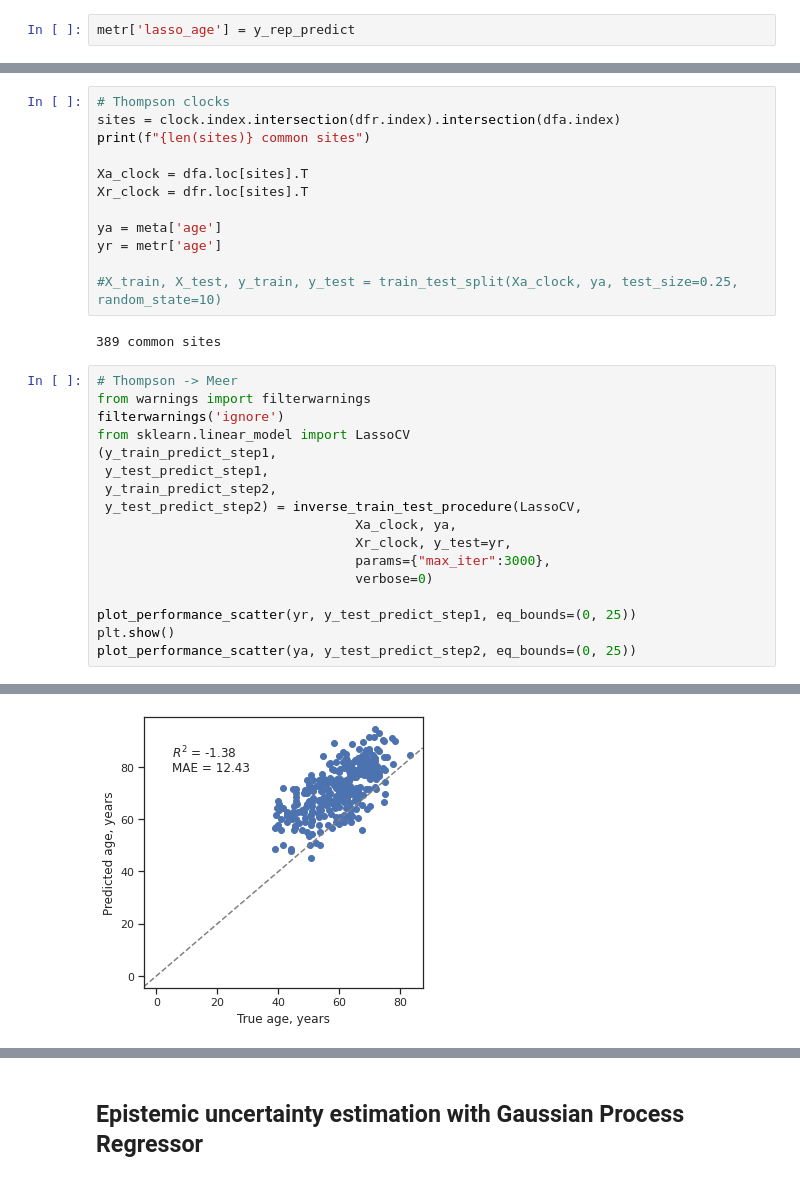
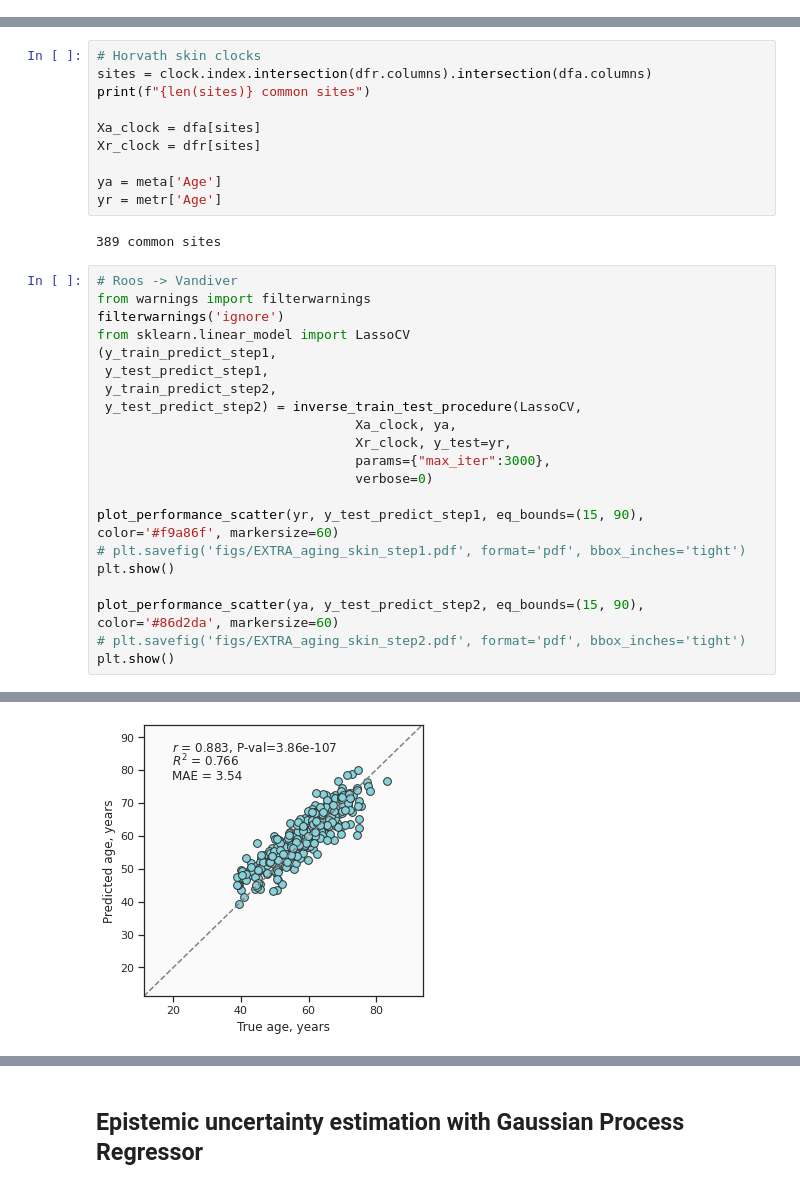
Before and after one commit to ComputationalAgingLab/reprogramming_ood, a Jupyter notebook: aging_skin_analysis.ipynb, the cells around one changed output, grey strips where cells are left out. Drawn from its saved outputs; the diff is of its cells as text.

```diff
--- a/aging_skin_analysis.ipynb
+++ b/aging_skin_analysis.ipynb
@@ -413,2 +155,0 @@ y_rep_predict = model.predict(Xr_clock)
-# %%
-metr['lasso_age'] = y_rep_predict
@@ -445,21 +156,19 @@ sns.boxplot(data=metr, x='characteristics_ch1.2.cell type', y='lasso_age')
 # %% [markdown]
 ## Inversed Train Test Procedure (ITTP)
 # %%
-# Thompson clocks
-sites = clock.index.intersection(dfr.index).intersection(dfa.index)
+# Horvath skin clocks
+sites = clock.index.intersection(dfr.columns).intersection(dfa.columns)
 print(f"{len(sites)} common sites")
 
-Xa_clock = dfa.loc[sites].T
-Xr_clock = dfr.loc[sites].T
+Xa_clock = dfa[sites]
+Xr_clock = dfr[sites]
 
-ya = meta['age']
-yr = metr['age']
-
-#X_train, X_test, y_train, y_test = train_test_split(Xa_clock, ya, test_size=0.25, random_state=10)
+ya = meta['Age']
+yr = metr['Age']
 # %% [output]
 389 common sites
 # %%
-# Thompson -> Meer
+# Roos -> Vandiver
 from warnings import filterwarnings
 filterwarnings('ignore')
 from sklearn.linear_model import LassoCV
@@ -472,9 +181,13 @@ from sklearn.linear_model import LassoCV
                                  params={"max_iter":3000},
                                  verbose=0)
 
-plot_performance_scatter(yr, y_test_predict_step1, eq_bounds=(0, 25))
+plot_performance_scatter(yr, y_test_predict_step1, eq_bounds=(15, 90), color='#f9a86f', markersize=60)
+# plt.savefig('figs/EXTRA_aging_skin_step1.pdf', format='pdf', bbox_inches='tight')
 plt.show()
-plot_performance_scatter(ya, y_test_predict_step2, eq_bounds=(0, 25))
+
+plot_performance_scatter(ya, y_test_predict_step2, eq_bounds=(15, 90), color='#86d2da', markersize=60)
+# plt.savefig('figs/EXTRA_aging_skin_step2.pdf', format='pdf', bbox_inches='tight')
+plt.show()
 # %% [output]
 Step 1 results:
 R2 train = 0.943
@@ -492,2 +205,2 @@ MAE test = 12.429
-[figure, old version]
+[figure, new version]
 # %%
```
Also changed, not shown: parts of 21 cells of this notebook, 6 other files.
